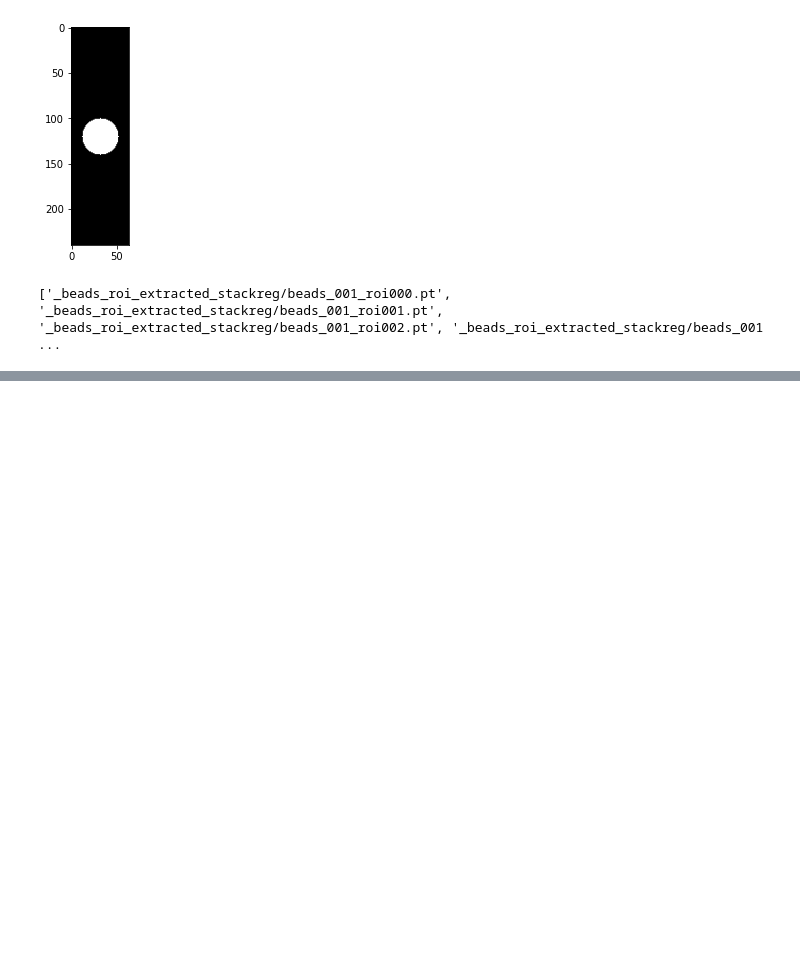
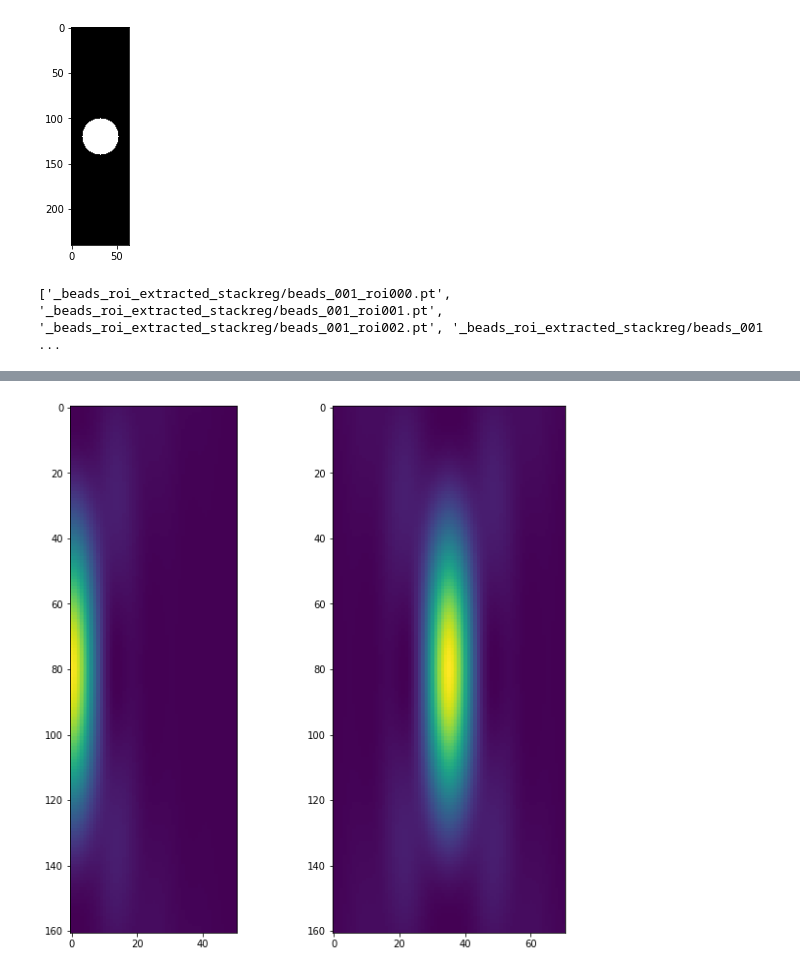
Before and after one commit to HaLU-9000/JNet, a Jupyter notebook: fitting16.ipynb, the cells around one changed output, grey strips where cells are left out. Drawn from its saved outputs; the diff is of its cells as text; code cells hidden in the pictures; blank space fills up the shorter version.

```diff
--- a/fitting16.ipynb
+++ b/fitting16.ipynb
@@ -312,7 +312,7 @@ params = {"mu_z"       : 0.1               ,
           "size_z"     : 161               ,
           "mode"       : "gibson"          ,
           "NA"         : 0.80              , # # # # param # # # #
-          "wavelength_excitation" : 0.910  , # microns # # # # param # # # #
+          "wavelength" : 0.910  , # microns # # # # param # # # #
           "M"          : 25     , # magnification # # # # param # # # #
           "ns"         : 1.4   , # specimen refractive index (RI)
           "ng0"        : 1.5    , # coverslip RI design value
@@ -351,0 +353 @@ TypeError: __init__() got an unexpected keyword argument 'mode'
+[figure, added]
```
Also changed, not shown: parts of 1 cell of this notebook, 16 other files.
